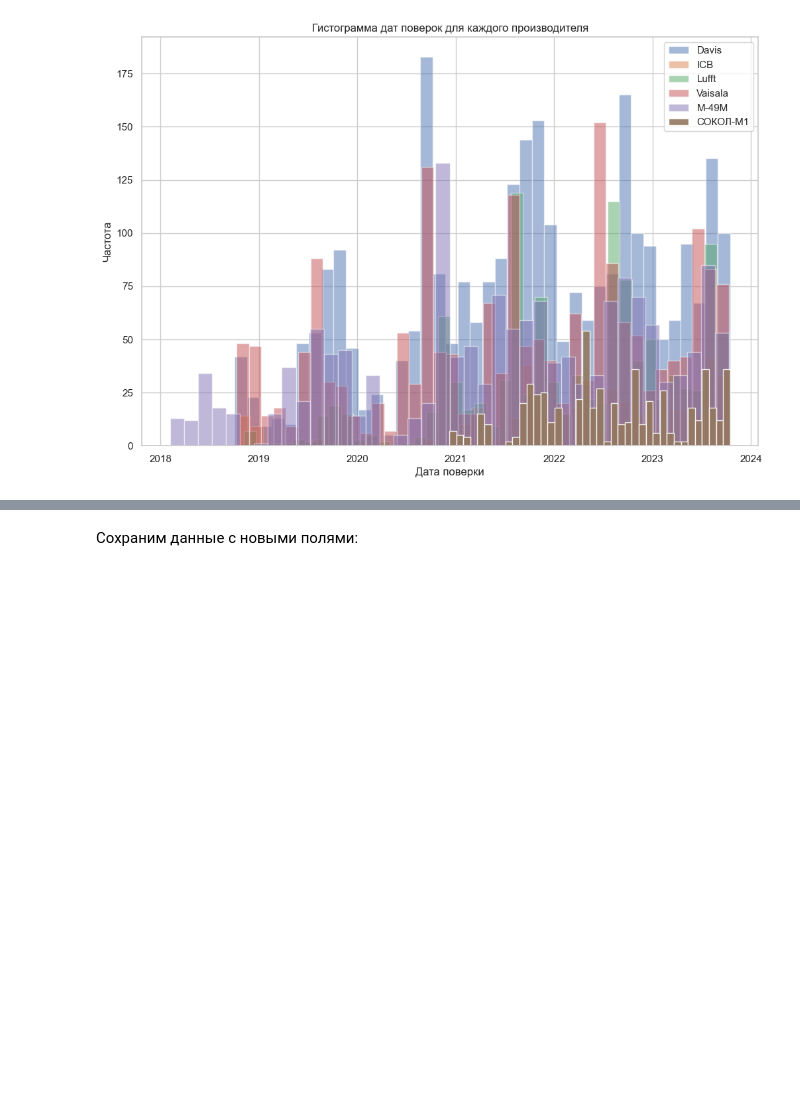
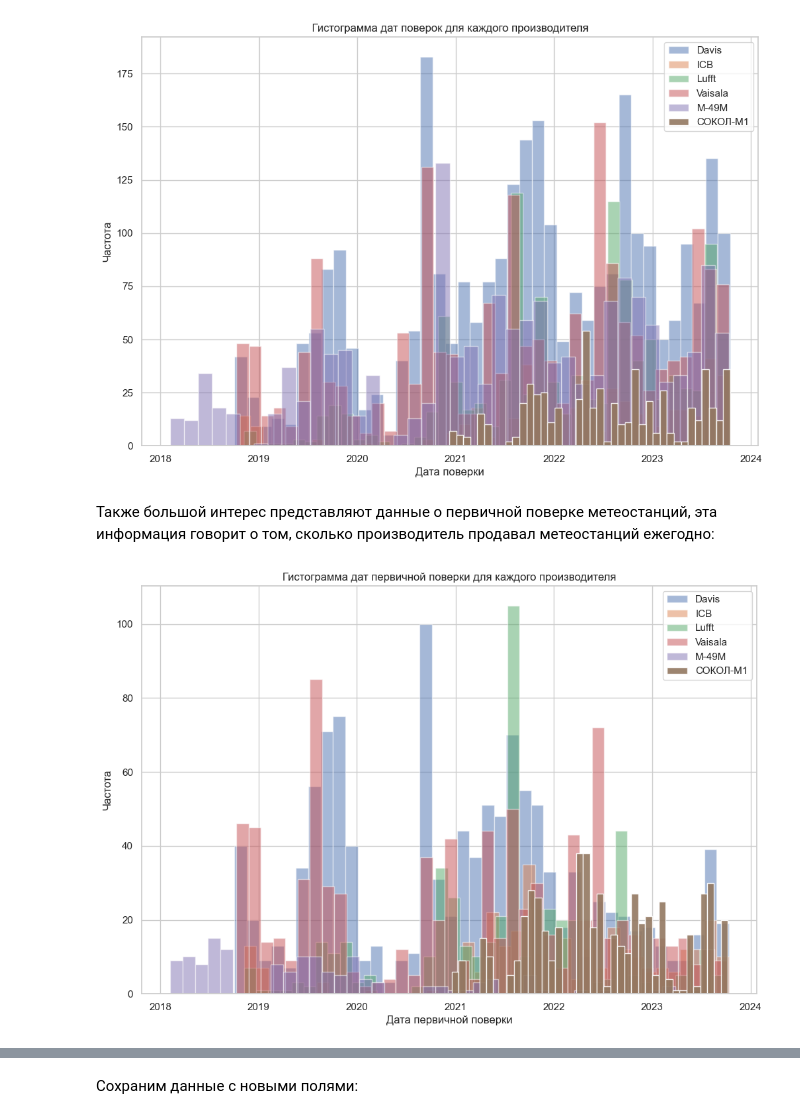
Before and after one commit to IgorMitrofanov/global-meteostation-verefication-data, a Jupyter notebook: analytics.ipynb, the cells around one changed output, grey strips where cells are left out. Cells and saved outputs as stored; diff of their text form; code cells hidden in the pictures; blank space fills up the shorter version.

Commit message:
add heatmap and some plots

```diff
--- a/analytics.ipynb
+++ b/analytics.ipynb
@@ -213,3 +213,22 @@ plt.legend()
 plt.show()
 # %% [output]
 [figure]
+# %% [markdown]
+Также большой интерес представляют данные о первичной поверке метеостанций, эта информация говорит о том, сколько производитель продавал метеостанций ежегодно:
+# %%
+manufacturer_groups = df[df['check'] == 'Первичная'].groupby('mi.manufacturer')
+plt.figure(figsize=(12, 8))
+for manufacturer, group_data in manufacturer_groups:
+    if manufacturer == 'СОКОЛ-М1':
+        alpha = 0.9
+    else:
+        alpha = 0.5
+    plt.hist(group_data['verification_date'], bins=40, alpha=alpha, label=manufacturer)
+
+plt.title('Гистограмма дат первичной поверки для каждого производителя')
+plt.xlabel('Дата первичной поверки')
+plt.ylabel('Частота')
+plt.legend()
+plt.show()
+# %% [output]
+[figure, added]
```
Also changed, not shown: parts of 2 cells of this notebook, 1 other file.
